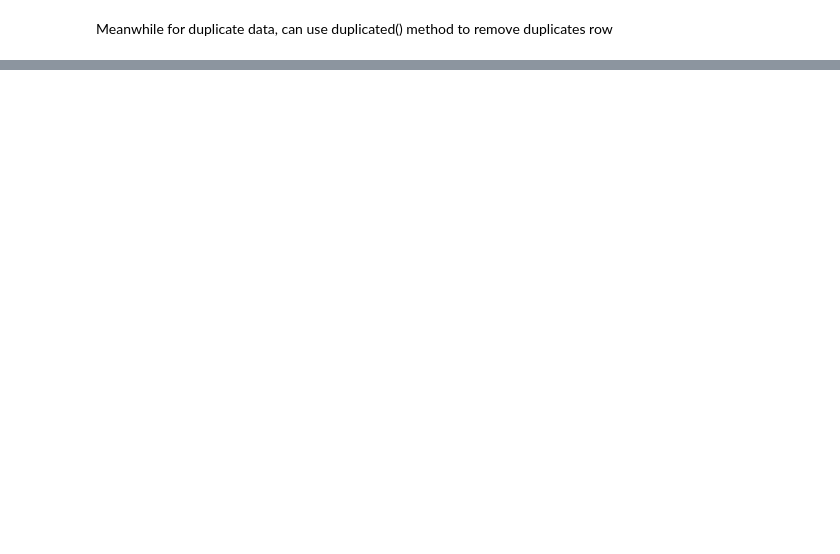
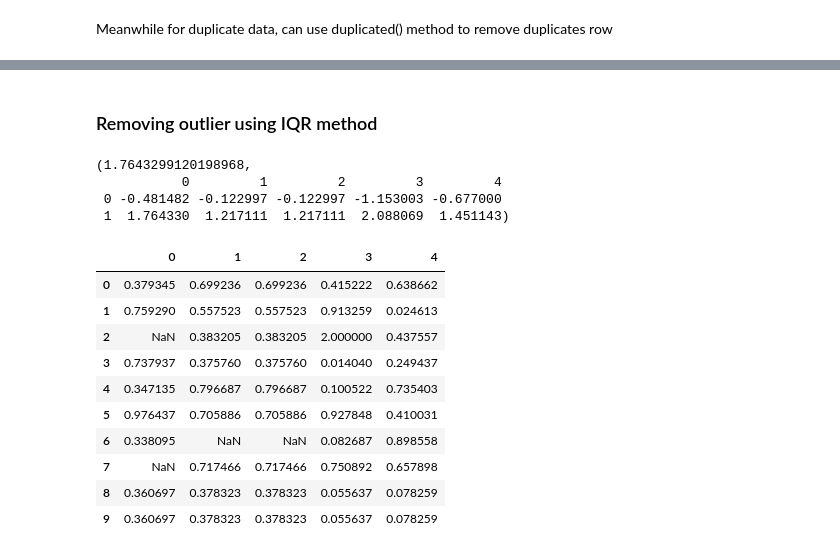
Before and after one commit to FaizAzhar/DataScience-studies, a Jupyter notebook: Notebook Tutorial.ipynb, the cells around one changed output, grey strips where cells are left out. Drawn from its saved outputs; the diff is of its cells as text; code cells hidden in the pictures; blank space fills up the shorter version.

```diff
--- a/Notebook Tutorial.ipynb
+++ b/Notebook Tutorial.ipynb
@@ -732,0 +845,32 @@ If need to remove spevific solumn, can use drop_duplicates(subset="column")
+# %% [markdown]
+### Removing outlier using IQR method
+# %%
+def f(x):
+    IQR=np.quantile(x,0.75) - np.quantile(x,0.25)
+    return [np.quantile(x,0.25) - IQR*1.5, np.quantile(x,0.75) + IQR*1.5]
+
+q1 = df.apply(f)
+# %% [output]
+(1.7643299120198968,
+           0         1         2         3         4
+ 0 -0.481482 -0.122997 -0.122997 -1.153003 -0.677000
+ 1  1.764330  1.217111  1.217111  2.088069  1.451143)
+# %%
+ for i in range(0,5):
+    for j in range(0,10):
+        if df[i][j] < q1[i][0] or df[i][j] > q1[i][1]:
+            df[i][j] = np.nan
+
+df
+# %% [output]
+|  | 0 | 1 | 2 | 3 | 4 |
+| 0 | 0.379345 | 0.699236 | 0.699236 | 0.415222 | 0.638662 |
+| 1 | 0.759290 | 0.557523 | 0.557523 | 0.913259 | 0.024613 |
+| 2 | NaN | 0.383205 | 0.383205 | 2.000000 | 0.437557 |
+| 3 | 0.737937 | 0.375760 | 0.375760 | 0.014040 | 0.249437 |
+| 4 | 0.347135 | 0.796687 | 0.796687 | 0.100522 | 0.735403 |
+| 5 | 0.976437 | 0.705886 | 0.705886 | 0.927848 | 0.410031 |
+| 6 | 0.338095 | NaN | NaN | 0.082687 | 0.898558 |
+| 7 | NaN | 0.717466 | 0.717466 | 0.750892 | 0.657898 |
+| 8 | 0.360697 | 0.378323 | 0.378323 | 0.055637 | 0.078259 |
+| 9 | 0.360697 | 0.378323 | 0.378323 | 0.055637 | 0.078259 |
```
Also changed, not shown: parts of 13 cells of this notebook.
